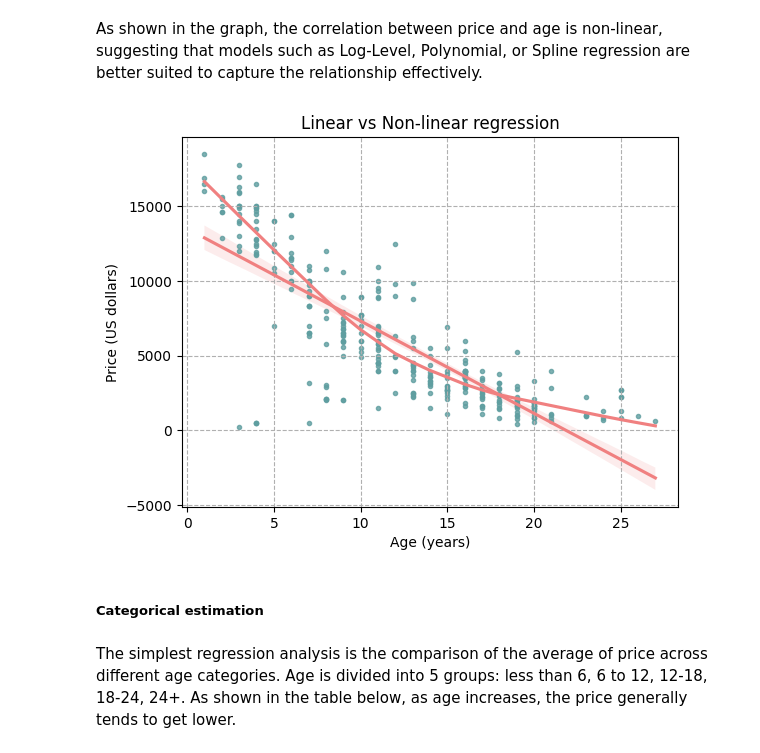
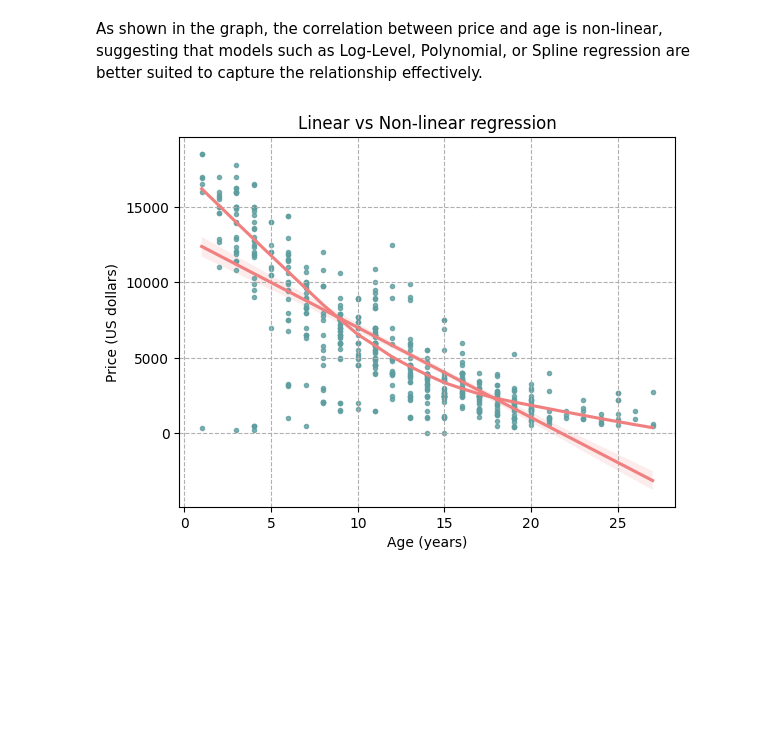
Before and after one commit to Enkhsaikhan-u/Car_price_and_age, a Jupyter notebook: code/Price_and_age.ipynb, the cells around one changed output. Cells and saved outputs as stored; diff of their text form; code cells hidden in the pictures; blank space fills up the shorter version.

```diff
--- a/code/Price_and_age.ipynb
+++ b/code/Price_and_age.ipynb
@@ -39,8 +29,6 @@ warnings.filterwarnings("ignore")
 df_cars = pd.read_csv('../data/used-cars.csv')
 # %%
 df_cars["lprice"] = np.log(df_cars["price"])
-df_cars["lage"] = np.log(df_cars["age"])
-df_cars["agesq"] = np.sqrt(df_cars["age"])
 # %%
 df_cars.info()
 # %% [output]
@@ -87,0 +52,5 @@ df_chicago
+# %%
+# Sorting data by age for further analysis
+df_cars = df_cars.sort_values(by="age")
+# Droping outliers
+df_cars = df_cars[df_cars["price"]<=80000]
@@ -164,31 +107,27 @@ As shown in the graph, the correlation between price and age is non-linear, sugg
 # %%
 fig, axes = plt.subplots(1, 1)
 
-sns.regplot(x="age", y="price", data=df_chicago
+sns.regplot(x="age", y="price", data=df_cars
             ,fit_reg = True
             ,lowess=False
             ,scatter=True
             ,ci = 95
             ,marker="."
             ,scatter_kws={"color":"white"}
             ,line_kws={"color":"lightcoral"})
 
-sns.regplot(x="age", y="price", data=df_chicago
+sns.regplot(x="age", y="price", data=df_cars
             ,fit_reg = True
             ,lowess=True
             ,scatter=True
             ,ci = 95
             ,marker="."
             ,scatter_kws={"color":"cadetblue"}
             ,line_kws={"color":"lightcoral"})
 
 plt.xlabel("Age (years)")
 plt.ylabel("Price (US dollars)")
 plt.title("Linear vs Non-linear regression")
 plt.grid(linestyle = '--')
 # %% [output]
-[figure, old version]
+[figure, new version]
-# %% [markdown]
-##### Categorical estimation
-# %% [markdown]
-The simplest regression analysis is the comparison of the average of price across different age categories. Age is divided into 5 groups: less than 6, 6 to 12, 12-18, 18-24, 24+. As shown in the table below, as age increases, the price generally tends to get lower.
```
Also changed, not shown: parts of 53 cells of this notebook.
